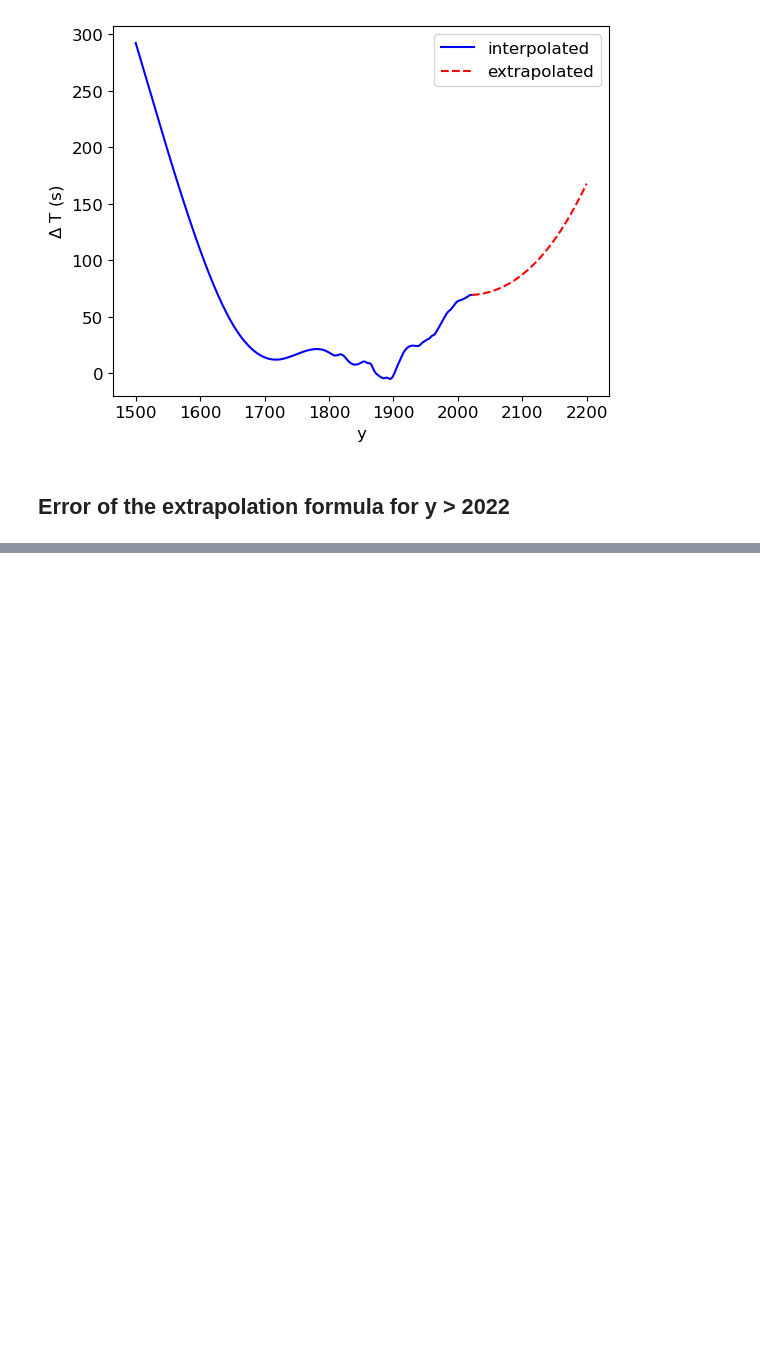
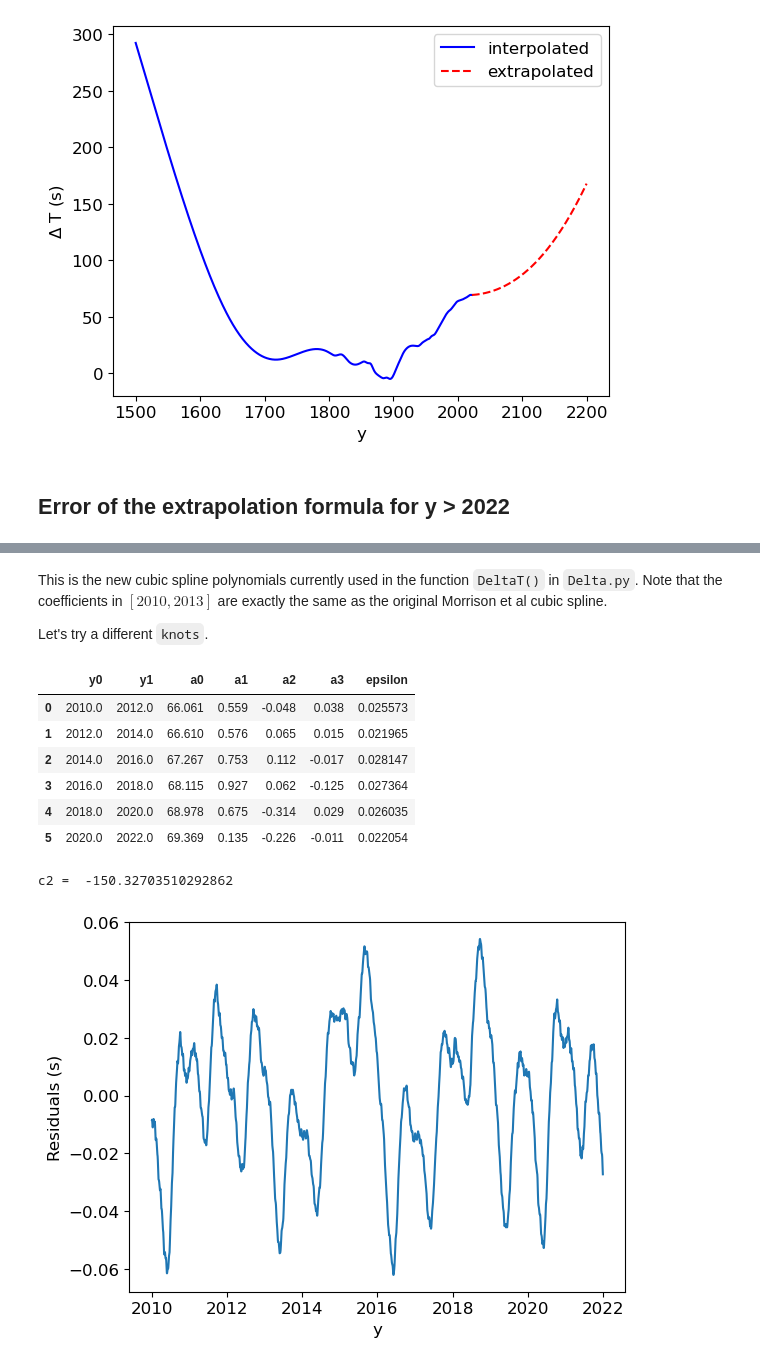
Before and after one commit to ytliu0/DeltaT, a Jupyter notebook: DeltaT_examples.ipynb, the cells around one changed output, grey strips where cells are left out. Cells and saved outputs as stored; diff of their text form; code cells hidden in the pictures; blank space fills up the shorter version.

```diff
--- a/DeltaT_examples.ipynb
+++ b/DeltaT_examples.ipynb
@@ -117,0 +163,17 @@ We see that for y > 2022, the maximum error of the extrapolated Delta T is 0.121
+# %% [markdown]
+This is the new cubic spline polynomials currently used in the function `DeltaT()` in `Delta.py`. Note that the coefficients in $[2010,2013]$ are exactly the same as the original Morrison et al cubic spline.
+
+Let's try a different `knots`.
+# %%
+knots = np.arange(2012, 2023, 2)
+fit_and_display_result(knots)
+# %% [output]
+|  | y0 | y1 | a0 | a1 | a2 | a3 | epsilon |
+| 0 | 2010.0 | 2012.0 | 66.061 | 0.559 | -0.048 | 0.038 | 0.025573 |
+| 1 | 2012.0 | 2014.0 | 66.610 | 0.576 | 0.065 | 0.015 | 0.021965 |
+| 2 | 2014.0 | 2016.0 | 67.267 | 0.753 | 0.112 | -0.017 | 0.028147 |
+| 3 | 2016.0 | 2018.0 | 68.115 | 0.927 | 0.062 | -0.125 | 0.027364 |
+| 4 | 2018.0 | 2020.0 | 68.978 | 0.675 | -0.314 | 0.029 | 0.026035 |
+| 5 | 2020.0 | 2022.0 | 69.369 | 0.135 | -0.226 | -0.011 | 0.022054 |
+c2 =  -150.32703510292862
+[figure, added]
```
Also changed, not shown: parts of 28 cells of this notebook, 4 other files.
